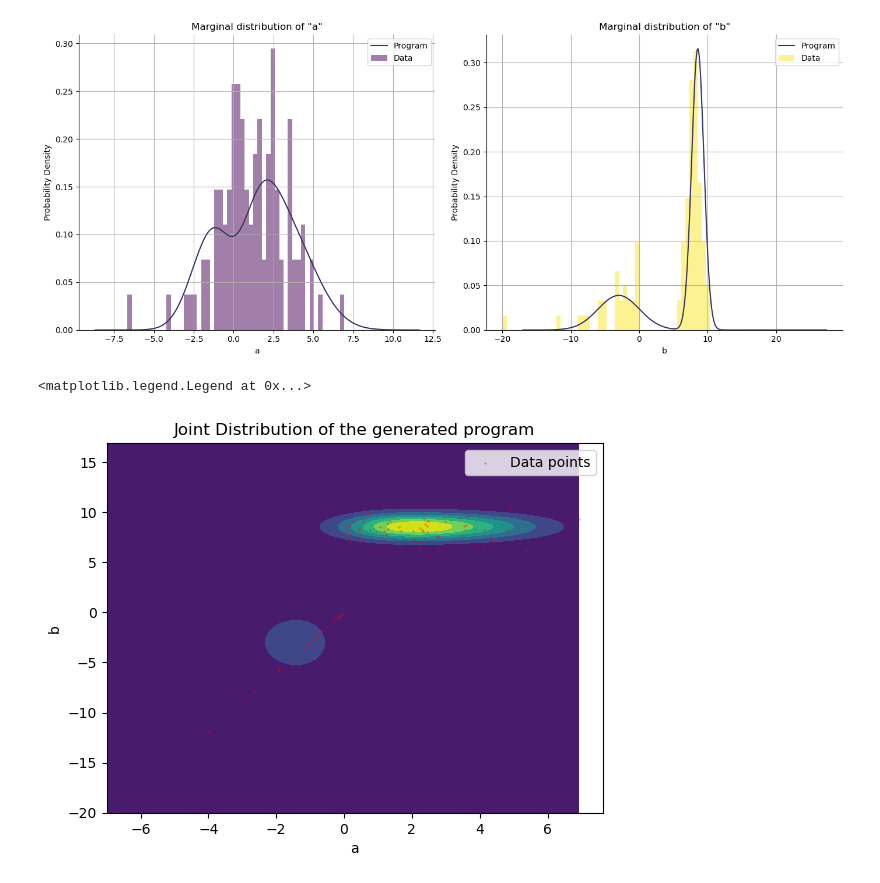
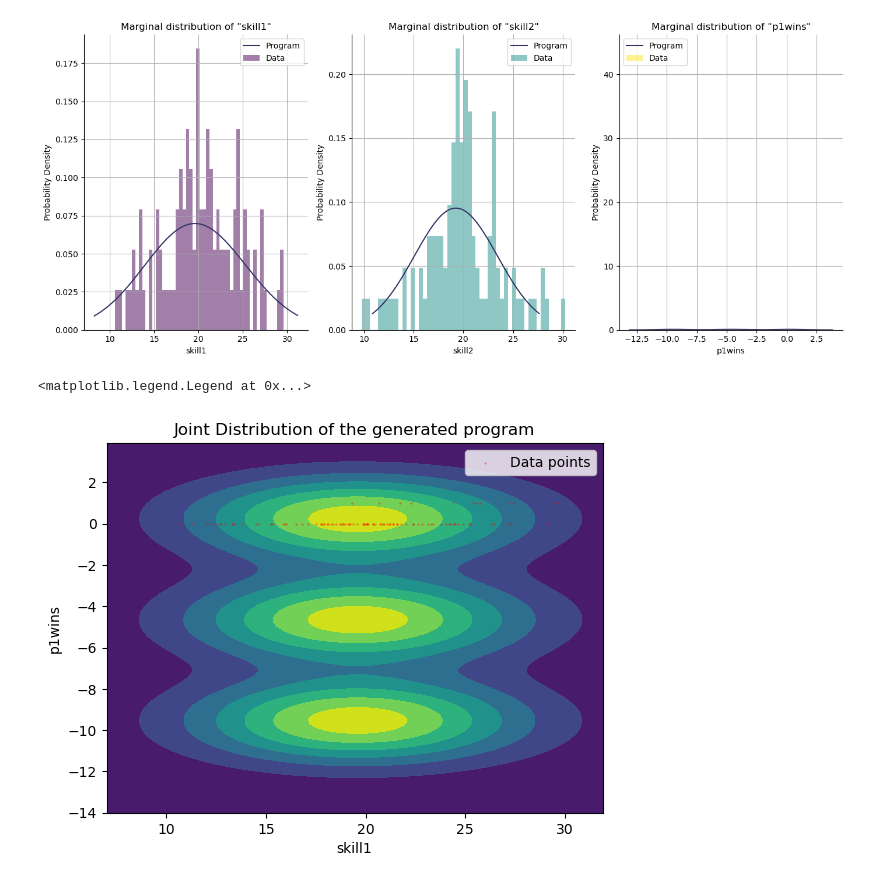
Before and after one commit to r-doz/Evolutionary-PP-Synthesis, a Jupyter notebook: src/test.ipynb, the cells around one changed output. Saved outputs shown, nothing was run; the diff lists cells and outputs as text; code cells hidden in the pictures.

Commit message:
fix fitness and new experiments

```diff
--- a/src/test.ipynb
+++ b/src/test.ipynb
@@ -18,24 +18,12 @@ from fitness.soga_fitness_trueskills import *
 from algorithm.parameters import params
 import utils
 # %%
-model_name = 'if_sketch2'
+model_name = 'biasedtugwar_nosketch_30'
 # %%
+from os import getcwd, listdir, path, sep
 
-avg_fitness_5000, textbf = utils.read_fitness_and_program(model_name)
+avg_fitness_5000, text_bf = utils.read_fitness_and_program(model_name)
 print('Average fitness of best found program on 5000 data: ', np.nanmean(avg_fitness_5000))
-best_program_file = path.join(file_path, str(runs[np.nanargmax(avg_fitness_5000)]), "best.txt")
-file = open(best_program_file)
-text_bf = ''
-flag = False
-for line in file.readlines():
-    if 'Phenotype' in line:
-        flag = True
-        continue
-    if 'Genotype' in line:
-        flag = False
-        break
-    if flag:
-        text_bf += line + ' '
 
 fitness_bf = likelihood_of_program_wrt_data(text_bf)
 path_baseline = path.join(getcwd(), "..", "baselines", params['PROGRAM_NAME'] + ".soga")
@@ -49,5 +37,5 @@ fitness_bl = likelihood_of_program_wrt_data(text_baseline)
 
 print('Fitness of best found program: ', fitness_bf)
 print('Fitness of baseline: ', fitness_bl)
-print(text_bf)
+print(text_baseline)
 # %% [output]
@@ -129,7 +125,7 @@ for i, var in enumerate(data_var_list):
     idx = output_dist.var_list.index(var)
     mean = output_dist.gm.mean()[idx]
     std = np.sqrt(output_dist.gm.cov()[idx, idx])
-    x = np.linspace(mean-4*std, mean+4*std, 500)
+    x = np.linspace(mean-2*std, mean+2*std, 500)
     x = torch.tensor(x)
     # plots
     axs[i].plot(x, [get_mixture_pdf([xi], var, output_dist) for xi in x], label='Program', color='#333366')
@@ -146,7 +142,7 @@ for i, var in enumerate(data_var_list):
 plt.tight_layout()
 plt.show()
 # %% [output]
-[figure, old version]
+[figure, new version]
 # %%
 #3D image of the joint distribution
 from mpl_toolkits.mplot3d import Axes3D
@@ -164,35 +160,35 @@ def get_mixture_pdf(point, data_var_list = data_var_list):
         marginal_covariance_matrix = output_dist.gm.sigma[i][np.ix_(covariance_index,covariance_index)]
 
         pdf+= + output_dist.gm.pi[i] * multivariate_normal.pdf(point, mean = marginal_means, cov = marginal_covariance_matrix, allow_singular=True)
 
     return pdf
 
 
-vars_to_plot = ['a', 'b']
+vars_to_plot = ['skill1', 'p1wins']
 idx1 = output_dist.var_list.index(vars_to_plot[0])
 mean1 = output_dist.gm.mean()[idx1]
 std1= np.sqrt(output_dist.gm.cov()[idx1, idx1])
 idx2 = output_dist.var_list.index(vars_to_plot[1])
 mean2 = output_dist.gm.mean()[idx2]
 std2= np.sqrt(output_dist.gm.cov()[idx2, idx2])
 x1 = min(int(mean1-2*std1), int(np.min([data_point[data_var_list.index(vars_to_plot[0])] for data_point in data])))
 x2 = max(int(mean1+2*std1), int(np.max([data_point[data_var_list.index(vars_to_plot[0])] for data_point in data])) )
 y1 = min(int(mean2-2*std2), int(np.min([data_point[data_var_list.index(vars_to_plot[1])] for data_point in data])) )
 y2 = max(int(mean2+2*std2), int(np.max([data_point[data_var_list.index(vars_to_plot[1])] for data_point in data])) )
 x, y = np.mgrid[x1-1:x2+1:.1, y1-1:y2+1:.1]
 pos = np.dstack((x, y))
 #rv = multivariate_normal([0.5, -0.2], [[2.0, 0.3], [0.3, 0.5]])
 fig2 = plt.figure()
 ax2 = fig2.add_subplot(111)
 ax2.contourf(x, y, get_mixture_pdf(pos, vars_to_plot), cmap='viridis')
 ax2.scatter([pair[data_var_list.index(vars_to_plot[0])] for pair in data], [pair[data_var_list.index(vars_to_plot[1])] for pair in data], color = 'red', alpha = 0.7, s = 0.1, label = 'Data points')
 ax2.set_title("Joint Distribution of the generated program")
 ax2.set_xlabel(vars_to_plot[0])
 ax2.set_ylabel(vars_to_plot[1])
 ax2.legend()
 # %% [output]
 <matplotlib.legend.Legend at 0x...>
-[figure, old version]
+[figure, new version]
 # %%
 #get the index of 'skill1' in the list data_var_list
 idx1 = data_var_list.index('skill1')
```
Also changed, not shown: parts of 2 cells of this notebook, 10 other files.
